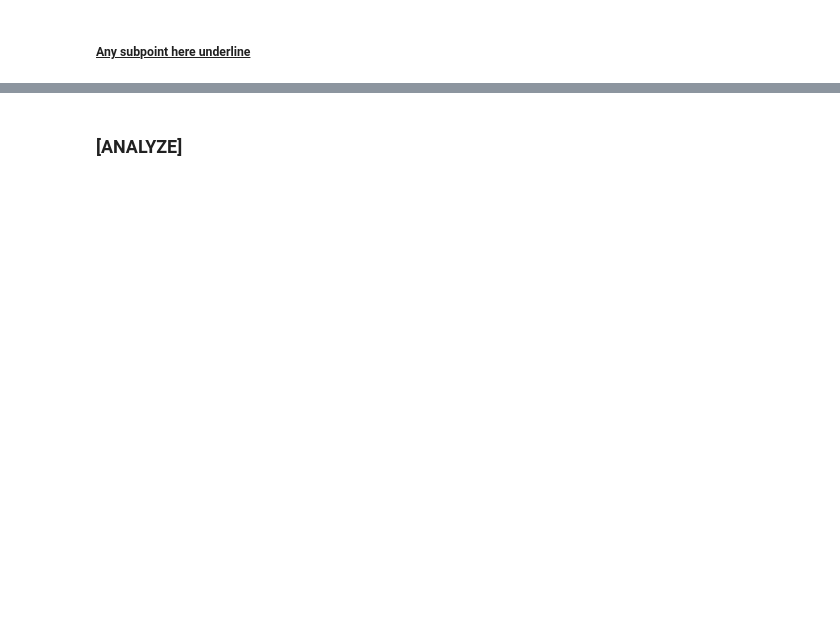
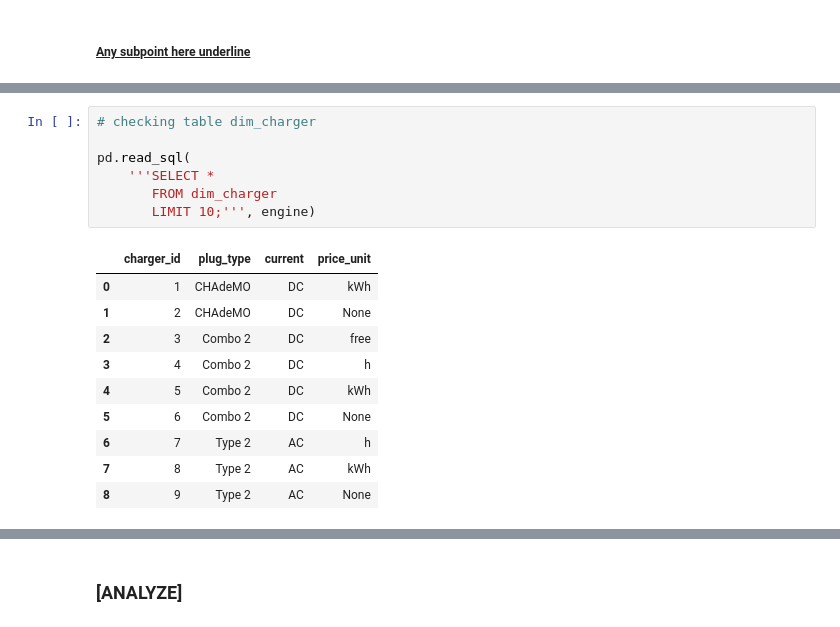
Before and after one commit to TanvirSiddique/repo2, a Jupyter notebook: EV charging Point_17Aug.ipynb, the cells around one changed output, grey strips where cells are left out. Drawn from its saved outputs; the diff is of its cells as text; blank space fills up the shorter version.

```diff
--- a/EV charging Point_17Aug.ipynb
+++ b/EV charging Point_17Aug.ipynb
@@ -1106,0 +1193,18 @@ Explain why it is designed to be this way
+# %%
+# checking table dim_charger
+
+pd.read_sql(
+    '''SELECT *
+       FROM dim_charger
+       LIMIT 10;''', engine)
+# %% [output]
+|  | charger_id | plug_type | current | price_unit |
+| 0 | 1 | CHAdeMO | DC | kWh |
+| 1 | 2 | CHAdeMO | DC | None |
+| 2 | 3 | Combo 2 | DC | free |
+| 3 | 4 | Combo 2 | DC | h |
+| 4 | 5 | Combo 2 | DC | kWh |
+| 5 | 6 | Combo 2 | DC | None |
+| 6 | 7 | Type 2 | AC | h |
+| 7 | 8 | Type 2 | AC | kWh |
+| 8 | 9 | Type 2 | AC | None |
```
Also changed, not shown: parts of 19 cells of this notebook.
